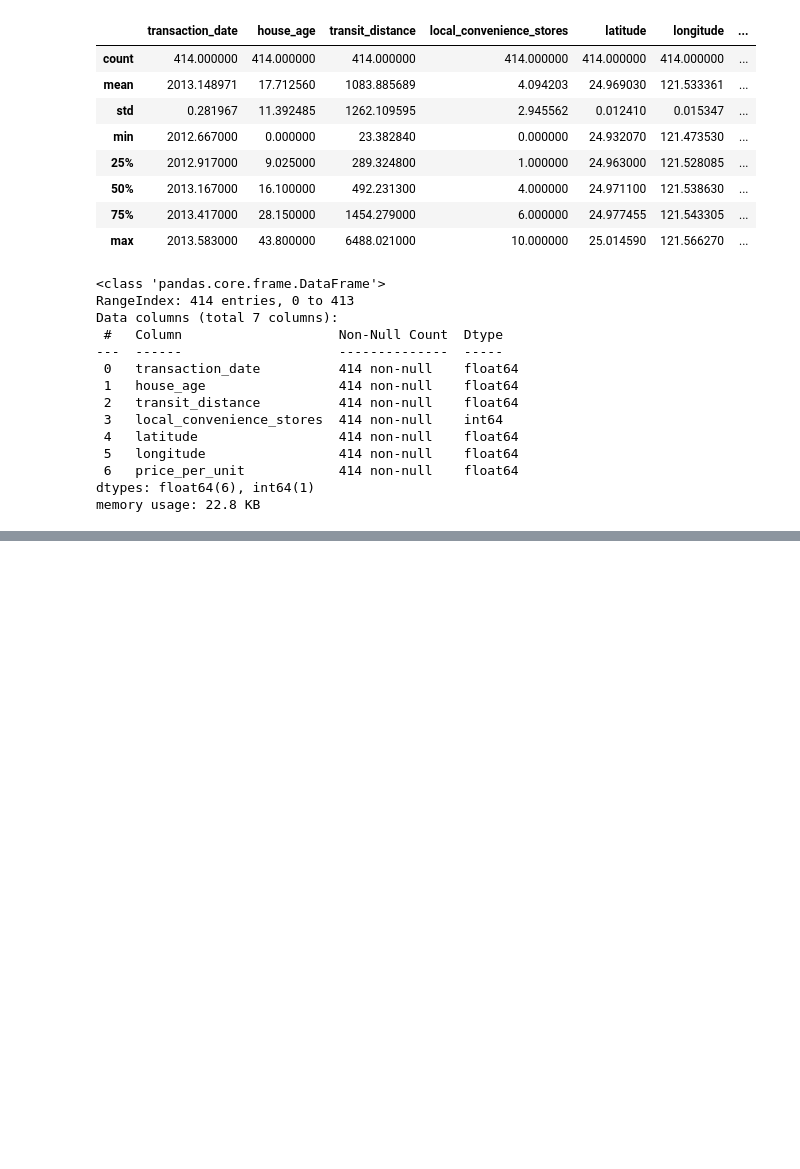
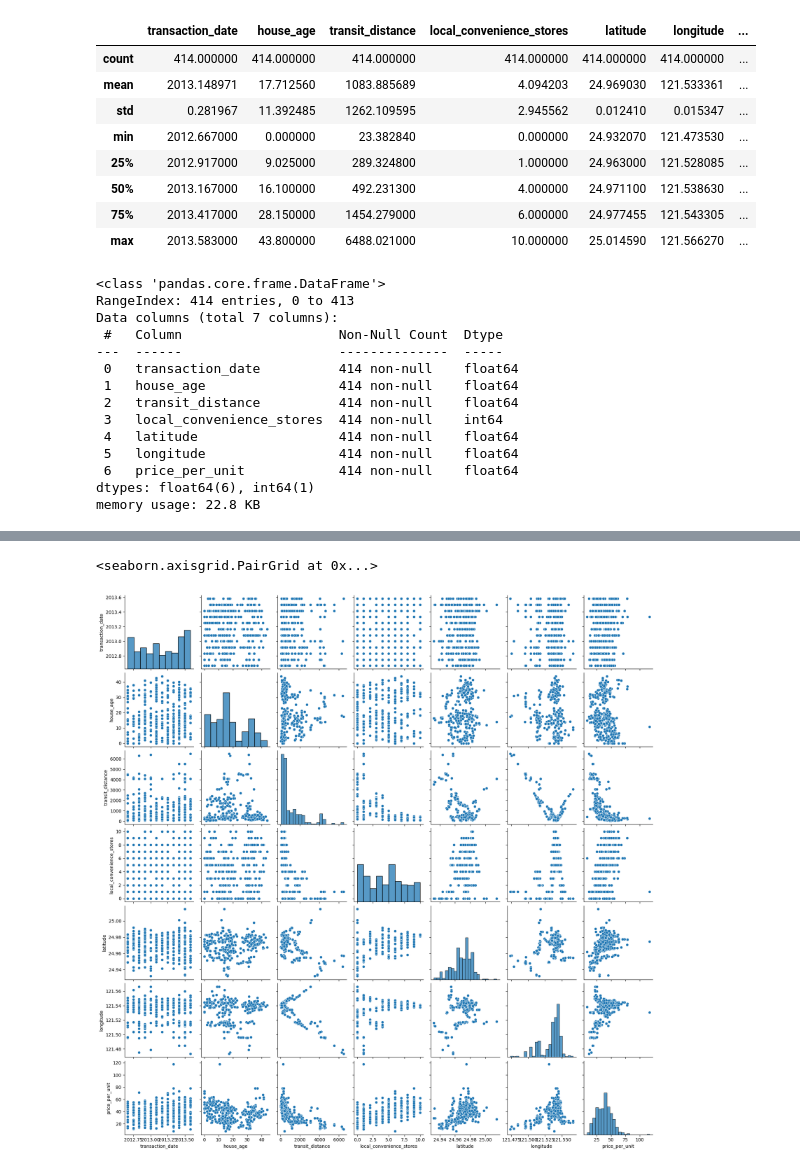
Before and after one commit to Mainabryan/real_estate_regression_model, a Jupyter notebook: background_codines_for_the_real_estate_prediction_model.ipynb, the cells around one changed output, grey strips where cells are left out. Drawn from its saved outputs; the diff is of its cells as text; code cells hidden in the pictures; blank space fills up the shorter version.

```diff
--- a/background_codines_for_the_real_estate_prediction_model.ipynb
+++ b/background_codines_for_the_real_estate_prediction_model.ipynb
@@ -93,0 +131,6 @@ memory usage: 22.8 KB
+# %%
+# title plot pairplots
+sns.pairplot(df)
+# %% [output]
+<seaborn.axisgrid.PairGrid at 0x...>
+[figure, added]
```
Also changed, not shown: parts of 5 cells of this notebook.
